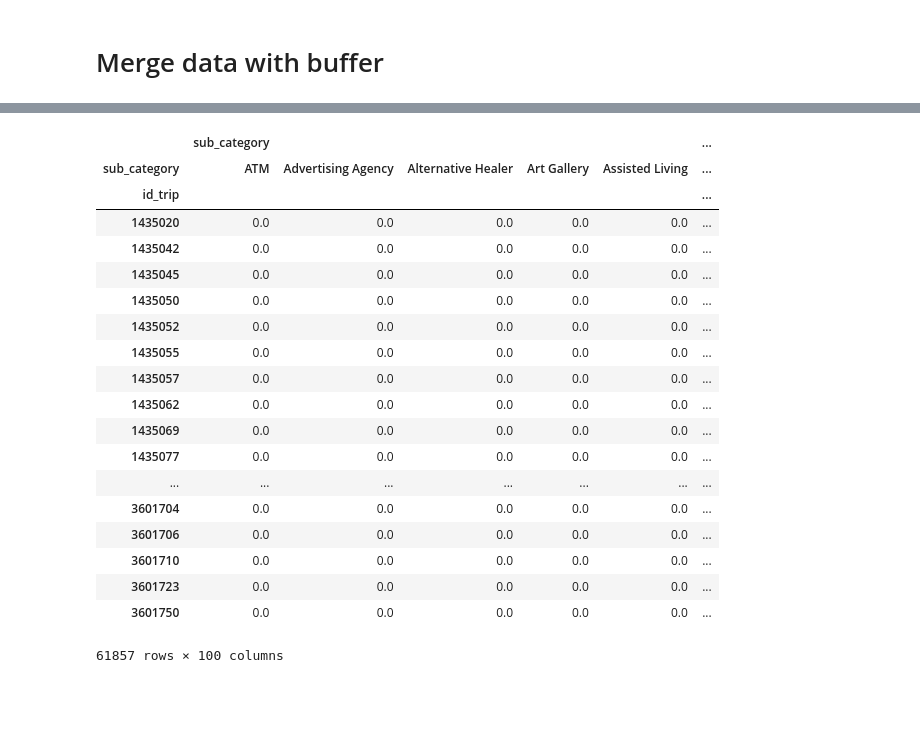
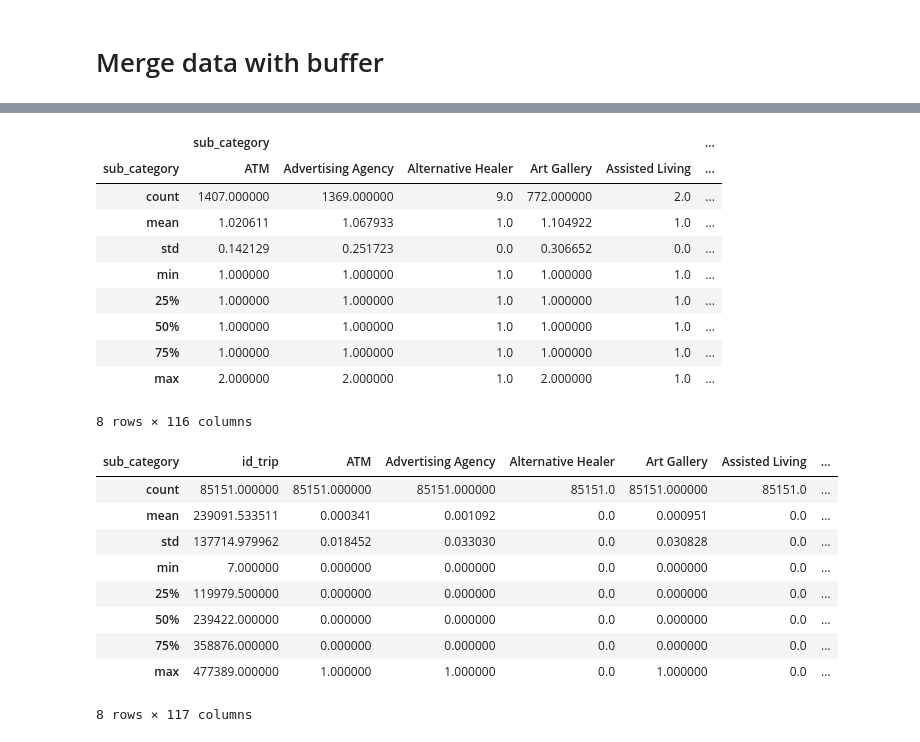
Before and after one commit to Thomasjkeel/Trip_Purpose_Classification, a Jupyter notebook: Notebooks/preprocessing/metric_creation/just_poi.ipynb, the cells around one changed output, grey strips where cells are left out. Cells and saved outputs as stored; diff of their text form; code cells hidden in the pictures; blank space fills up the shorter version.

```diff
--- a/Notebooks/preprocessing/metric_creation/just_poi.ipynb
+++ b/Notebooks/preprocessing/metric_creation/just_poi.ipynb
@@ -242,25 +244,41 @@ poi_and_end.rename(columns={'sub_category':'count'})
 # %%
 unstacked_pois = poi_and_end.unstack()
+# %%
+unstacked_pois.describe()
+# %% [output]
+|  | sub_category |  |  |  |  | ... |
+| sub_category | ATM | Advertising Agency | Alternative Healer | Art Gallery | Assisted Living | ... |
+| count | 1407.000000 | 1369.000000 | 9.0 | 772.000000 | 2.0 | ... |
+| mean | 1.020611 | 1.067933 | 1.0 | 1.104922 | 1.0 | ... |
+| std | 0.142129 | 0.251723 | 0.0 | 0.306652 | 0.0 | ... |
+| min | 1.000000 | 1.000000 | 1.0 | 1.000000 | 1.0 | ... |
+| 25% | 1.000000 | 1.000000 | 1.0 | 1.000000 | 1.0 | ... |
+| 50% | 1.000000 | 1.000000 | 1.0 | 1.000000 | 1.0 | ... |
+| 75% | 1.000000 | 1.000000 | 1.0 | 1.000000 | 1.0 | ... |
+| max | 2.000000 | 2.000000 | 1.0 | 2.000000 | 1.0 | ... |
+8 rows × 116 columns
 # %%
-unstacked_pois.fillna(0)
+unstacked_pois = unstacked_pois.fillna(0)['sub_category'].reset_index()
-# %% [output]
-|  | sub_category |  |  |  |  | ... |
-| sub_category | ATM | Advertising Agency | Alternative Healer | Art Gallery | Assisted Living | ... |
-| id_trip |  |  |  |  |  | ... |
-| 1435020 | 0.0 | 0.0 | 0.0 | 0.0 | 0.0 | ... |
-| 1435042 | 0.0 | 0.0 | 0.0 | 0.0 | 0.0 | ... |
-| 1435045 | 0.0 | 0.0 | 0.0 | 0.0 | 0.0 | ... |
-| 1435050 | 0.0 | 0.0 | 0.0 | 0.0 | 0.0 | ... |
-| 1435052 | 0.0 | 0.0 | 0.0 | 0.0 | 0.0 | ... |
-| 1435055 | 0.0 | 0.0 | 0.0 | 0.0 | 0.0 | ... |
-| 1435057 | 0.0 | 0.0 | 0.0 | 0.0 | 0.0 | ... |
-| 1435062 | 0.0 | 0.0 | 0.0 | 0.0 | 0.0 | ... |
-| 1435069 | 0.0 | 0.0 | 0.0 | 0.0 | 0.0 | ... |
-| 1435077 | 0.0 | 0.0 | 0.0 | 0.0 | 0.0 | ... |
-| ... | ... | ... | ... | ... | ... | ... |
-| 3601704 | 0.0 | 0.0 | 0.0 | 0.0 | 0.0 | ... |
-| 3601706 | 0.0 | 0.0 | 0.0 | 0.0 | 0.0 | ... |
-| 3601710 | 0.0 | 0.0 | 0.0 | 0.0 | 0.0 | ... |
-| 3601723 | 0.0 | 0.0 | 0.0 | 0.0 | 0.0 | ... |
-| 3601750 | 0.0 | 0.0 | 0.0 | 0.0 | 0.0 | ... |
-61857 rows × 100 columns
+# %%
+def standardise_num(row):
+    if row > 1:
+        return 1
+    else:
+        return 0
+
+
+for col in unstacked_pois.columns[1:]:
+    unstacked_pois[col] = unstacked_pois[col].apply(standardise_num)
+# %%
+unstacked_pois.describe()
+# %% [output]
+| sub_category | id_trip | ATM | Advertising Agency | Alternative Healer | Art Gallery | Assisted Living | ... |
+| count | 85151.000000 | 85151.000000 | 85151.000000 | 85151.0 | 85151.000000 | 85151.0 | ... |
+| mean | 239091.533511 | 0.000341 | 0.001092 | 0.0 | 0.000951 | 0.0 | ... |
+| std | 137714.979962 | 0.018452 | 0.033030 | 0.0 | 0.030828 | 0.0 | ... |
+| min | 7.000000 | 0.000000 | 0.000000 | 0.0 | 0.000000 | 0.0 | ... |
+| 25% | 119979.500000 | 0.000000 | 0.000000 | 0.0 | 0.000000 | 0.0 | ... |
+| 50% | 239422.000000 | 0.000000 | 0.000000 | 0.0 | 0.000000 | 0.0 | ... |
+| 75% | 358876.000000 | 0.000000 | 0.000000 | 0.0 | 0.000000 | 0.0 | ... |
+| max | 477389.000000 | 1.000000 | 1.000000 | 0.0 | 1.000000 | 0.0 | ... |
+8 rows × 117 columns
```
Also changed, not shown: parts of 6 cells of this notebook, 2 other files.
